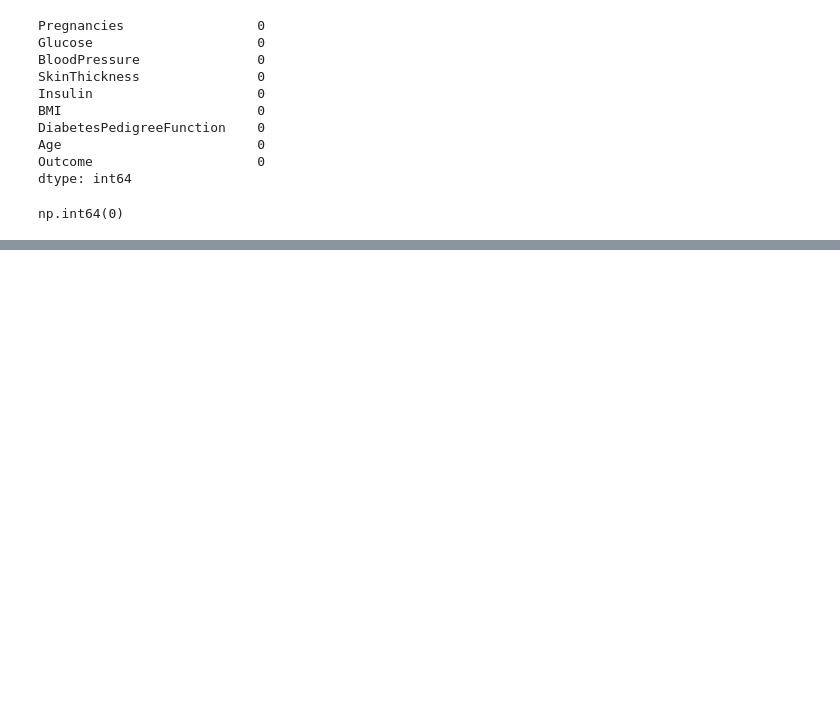
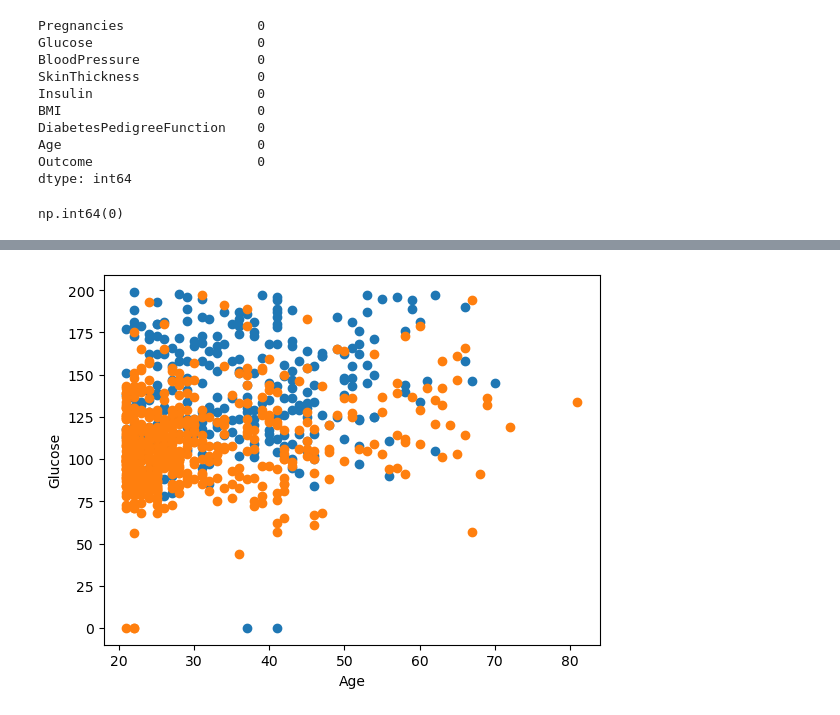
Before and after one commit to jumabekov02/diabetes-analysis-2, a Jupyter notebook: notebook/01_EDA.ipynb, the cells around one changed output, grey strips where cells are left out. Saved outputs shown, nothing was run; the diff lists cells and outputs as text; code cells hidden in the pictures; blank space fills up the shorter version.

```diff
--- a/notebook/01_EDA.ipynb
+++ b/notebook/01_EDA.ipynb
@@ -60,0 +108,11 @@ np.int64(0)
+# %%
+df_diabetes = df[df['Outcome'] == 1]
+df_nodiabetes = df[df['Outcome'] == 0]
+
+plt.scatter(df_diabetes.Age, df_diabetes.Glucose, label='Diabetes: positive')
+plt.scatter(df_nodiabetes.Age, df_nodiabetes.Glucose, label='Diabetes: negative')
+plt.xlabel('Age')
+plt.ylabel('Glucose')
+plt.show()
+# %% [output]
+[figure, added]
```
Also changed, not shown: parts of 6 cells of this notebook.
